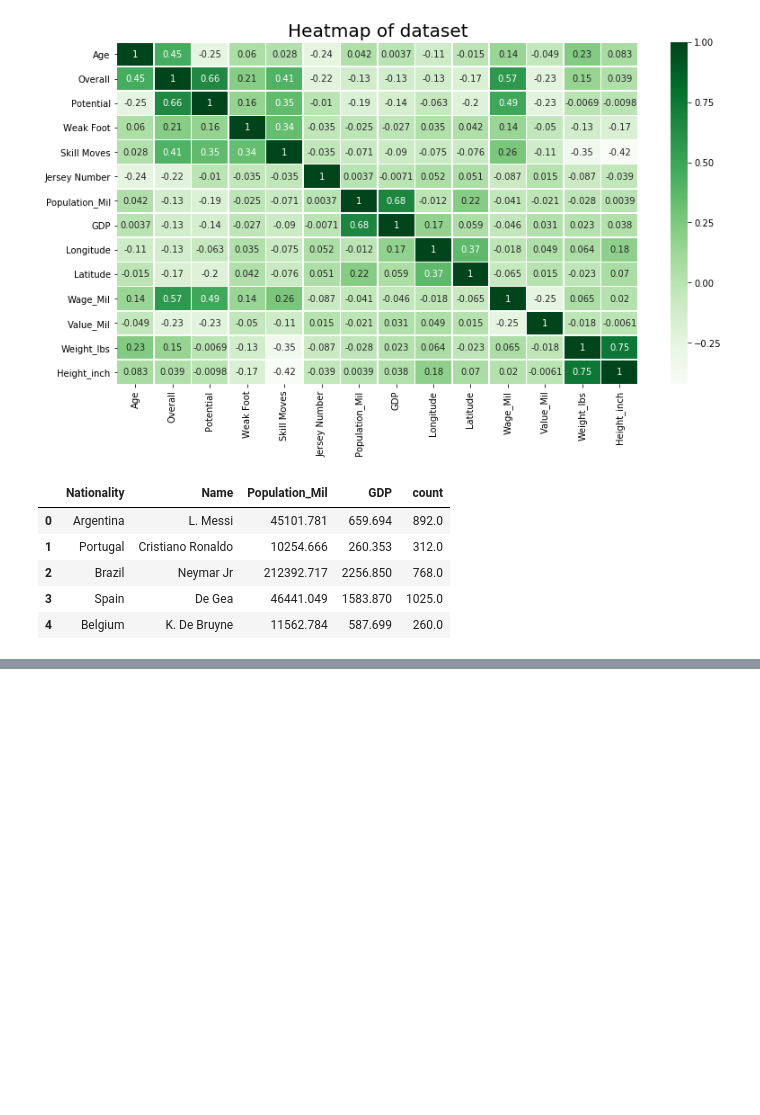
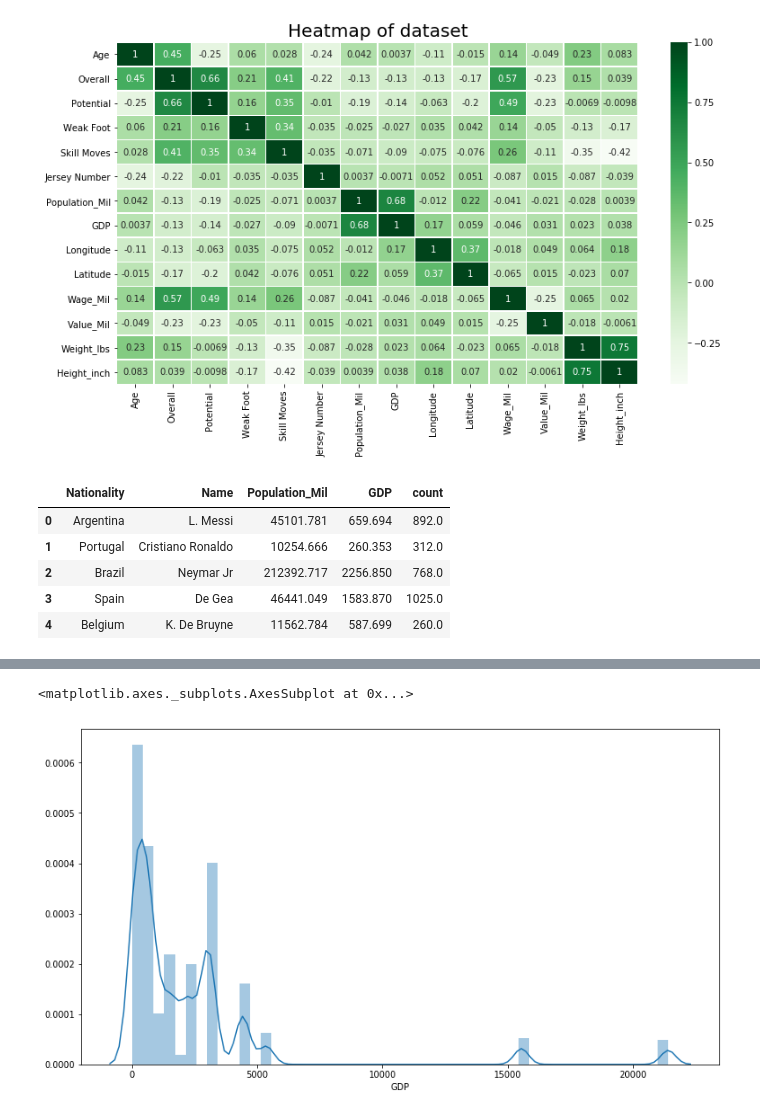
Before and after one commit to nmaize/Project-One_Group5, a Jupyter notebook: FIFA_RESEARCH.ipynb, the cells around one changed output, grey strips where cells are left out. Cells and saved outputs as stored; diff of their text form; code cells hidden in the pictures; blank space fills up the shorter version.

```diff
--- a/FIFA_RESEARCH.ipynb
+++ b/FIFA_RESEARCH.ipynb
@@ -263,0 +241,5 @@ Text(0,0.5,' ')
+# %%
+sns.distplot(slav_df['GDP'])
+# %% [output]
+<matplotlib.axes._subplots.AxesSubplot at 0x...>
+[figure, added]
```
Also changed, not shown: parts of 25 cells of this notebook.
